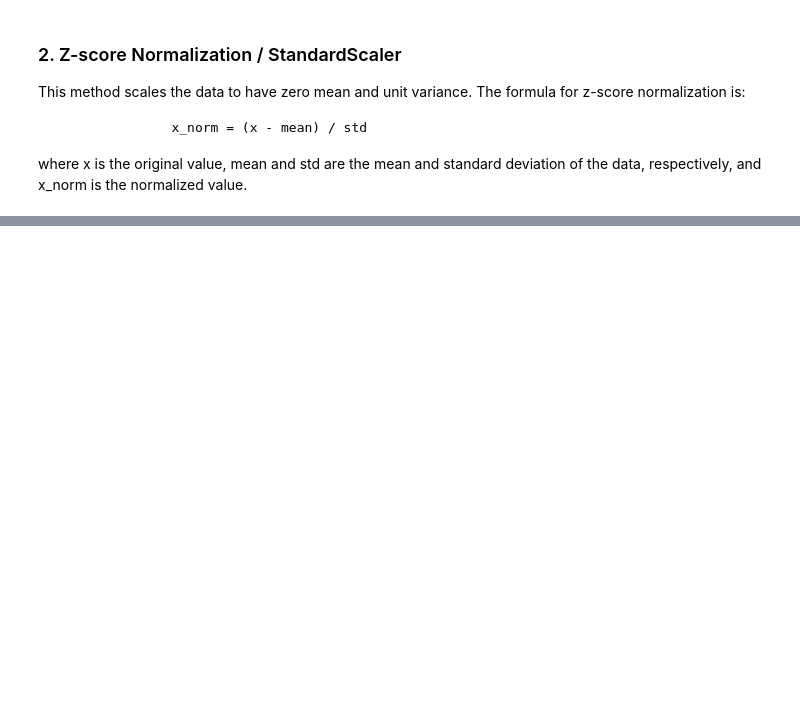
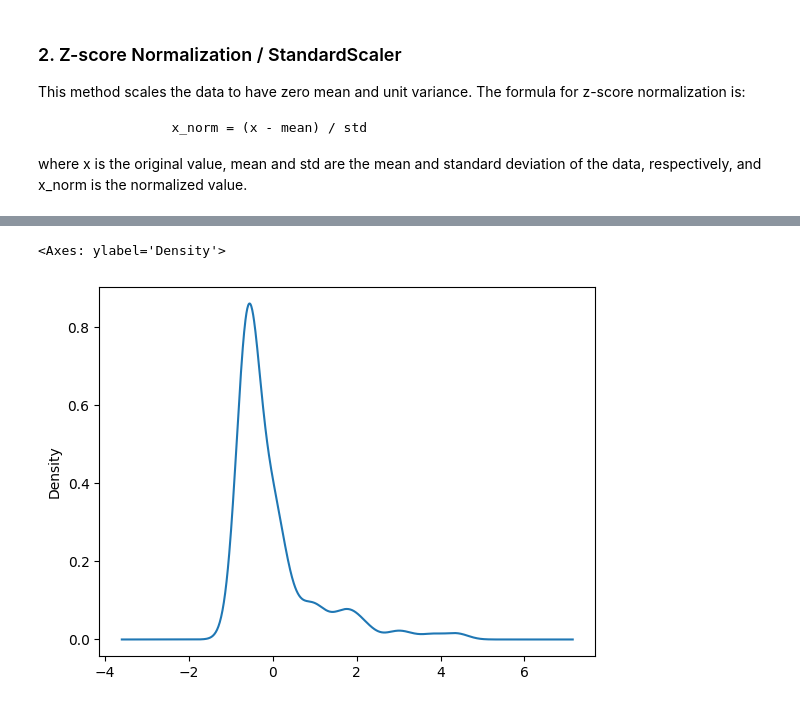
Before and after one commit to GaneshPokharel-tech/datascience, a Jupyter notebook: pandas/normalization.ipynb, the cells around one changed output, grey strips where cells are left out. Saved outputs shown, nothing was run; the diff lists cells and outputs as text; code cells hidden in the pictures; blank space fills up the shorter version.

```diff
--- a/pandas/normalization.ipynb
+++ b/pandas/normalization.ipynb
@@ -87,0 +79,9 @@ ValueError: could not convert string to float: ' Mr'
+# %%
+from sklearn.preprocessing import MinMaxScaler
+
+num_cols = titanic_df.select_dtypes(include=['int64', 'float64']).columns
+
+mm_scaler = MinMaxScaler()
+titanic_df[num_cols] = mm_scaler.fit_transform(titanic_df[num_cols])
+
+titanic_df.head()
@@ -94,3 +101,8 @@ The formula for z-score normalization is:
                    x_norm = (x - mean) / std
 
 where x is the original value, mean and std are the mean and standard deviation of the data, respectively, and x_norm is the normalized value.
+# %%
+mean_fare = titanic_df.Fare.mean()
+std_fare = titanic_df.Fare.std()
+fare_norm = (titanic_df.Fare - mean_fare) / std_fare
+fare_norm.describe()
@@ -96,0 +119,6 @@ where x is the original value, mean and std are the mean and standard deviation
+# %%
+import numpy as np
+fare_norm.plot(kind = "kde")
+# %% [output]
+<Axes: ylabel='Density'>
+[figure, added]
```
Also changed, not shown: parts of 14 cells of this notebook, 1 other file.
